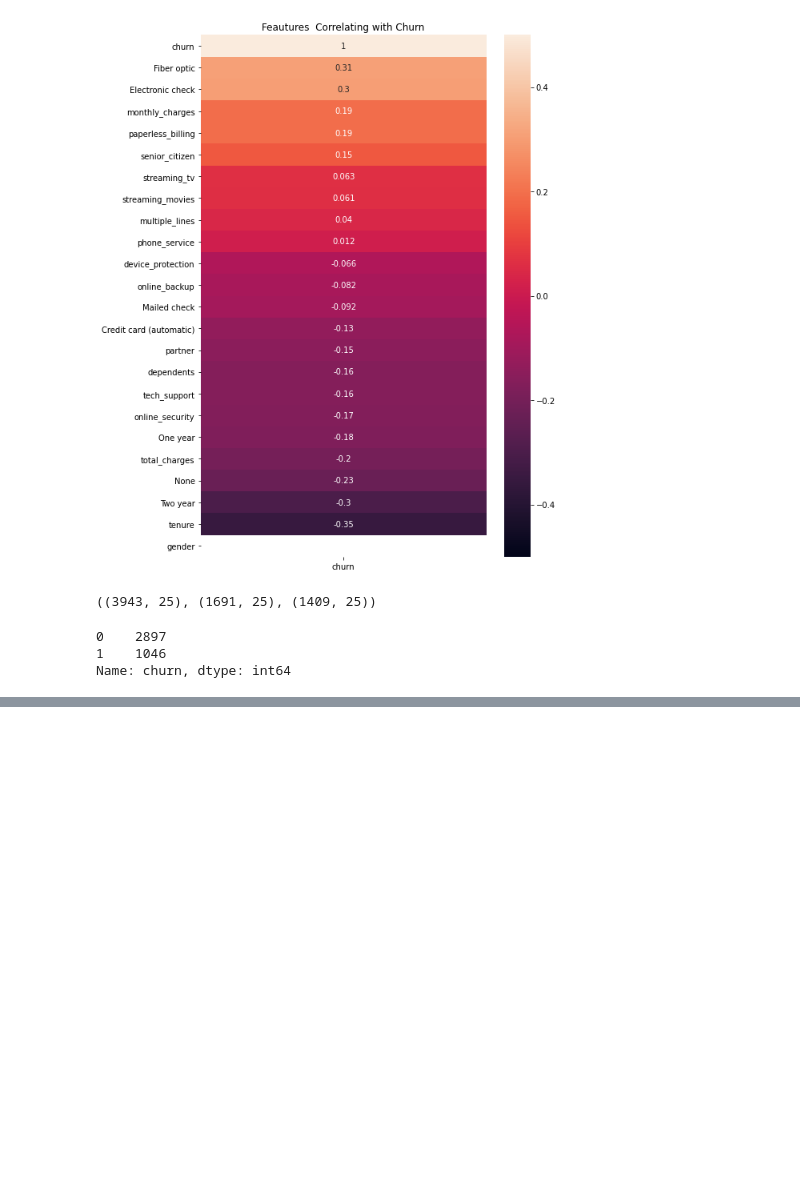
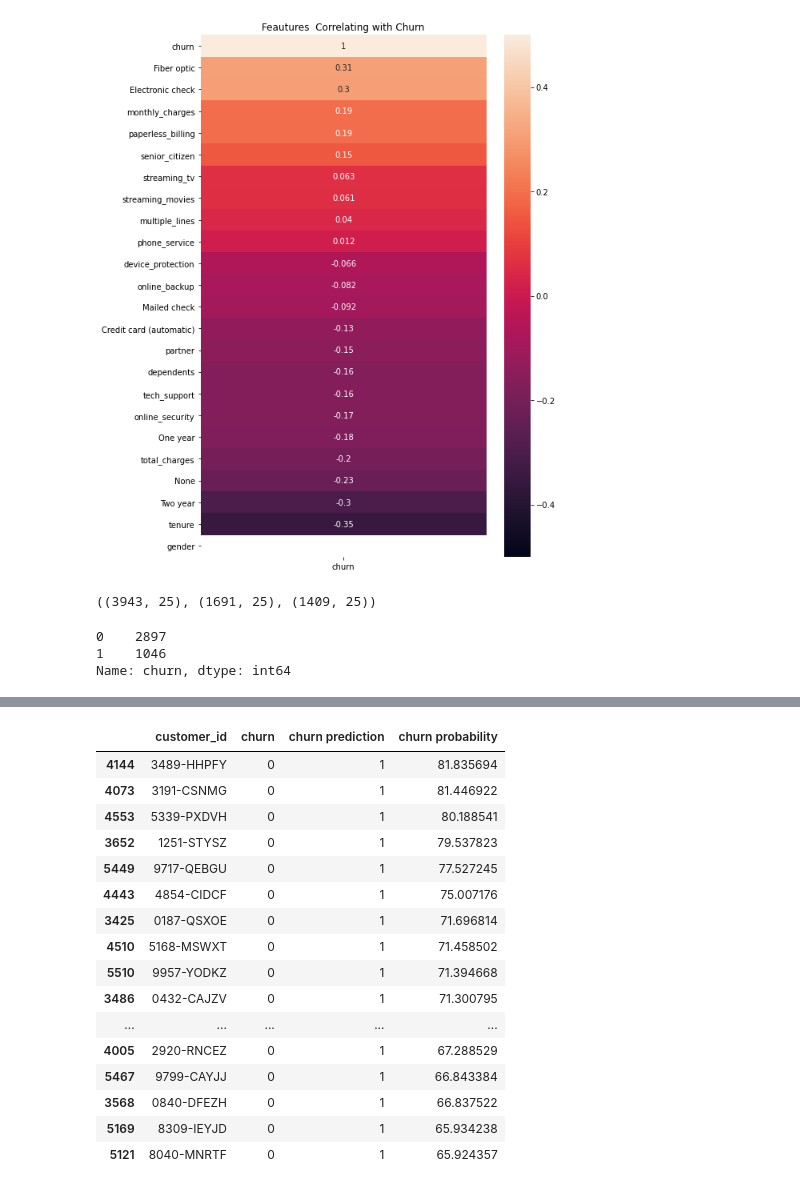
Before and after one commit to carterrxavier/classification-project, a Jupyter notebook: initial_notebook.ipynb, the cells around one changed output, grey strips where cells are left out. Cells and saved outputs as stored; diff of their text form; code cells hidden in the pictures; blank space fills up the shorter version.

Commit message:
added function for targeting high risk customers

```diff
--- a/initial_notebook.ipynb
+++ b/initial_notebook.ipynb
@@ -221,7 +178,7 @@ Pred Churn                 145            204
 # %%
 model3 = DecisionTreeClassifier(max_depth= 5,max_leaf_nodes=500)
 # %%
-Model.train_validate_results(model3, X_train, y_train, X_validate, y_validate ,details=True)
+Model.train_validate_results(model3, X_train, y_train, X_validate, y_validate)
 # %% [output]
 Train model Accuracy: 80.06594 % | Validate model accuracy: 78.23773 %
 Train model Recall: 89.88609 % | Validate model Recall: 87.60064 %
@@ -243,7 +186,7 @@ Pred Churn                 154            235
 # %%
 #Random forest
 # %%
-model4 = RandomForestClassifier(max_depth=5, max_leaf_nodes=100)
+model4 = RandomForestClassifier(max_depth=5, max_leaf_nodes=250)
 # %%
-Model.train_validate_results(model4, X_train, y_train, X_validate, y_validate ,details=True)
+Model.train_validate_results(model4, X_train, y_train, X_validate, y_validate )
 # %% [output]
@@ -306,0 +219,23 @@ pred_churn_df =
+# %%
+#get high risk customers
+highrisk_df = Model.get_customer_predictions(model4, test, X_test, churn_status=0 ,high_risk_percentage=.65)
+# %%
+highrisk_df
+# %% [output]
+|  | customer_id | churn | churn prediction | churn probability |
+| 4144 | 3489-HHPFY | 0 | 1 | 81.835694 |
+| 4073 | 3191-CSNMG | 0 | 1 | 81.446922 |
+| 4553 | 5339-PXDVH | 0 | 1 | 80.188541 |
+| 3652 | 1251-STYSZ | 0 | 1 | 79.537823 |
+| 5449 | 9717-QEBGU | 0 | 1 | 77.527245 |
+| 4443 | 4854-CIDCF | 0 | 1 | 75.007176 |
+| 3425 | 0187-QSXOE | 0 | 1 | 71.696814 |
+| 4510 | 5168-MSWXT | 0 | 1 | 71.458502 |
+| 5510 | 9957-YODKZ | 0 | 1 | 71.394668 |
+| 3486 | 0432-CAJZV | 0 | 1 | 71.300795 |
+| ... | ... | ... | ... | ... |
+| 4005 | 2920-RNCEZ | 0 | 1 | 67.288529 |
+| 5467 | 9799-CAYJJ | 0 | 1 | 66.843384 |
+| 3568 | 0840-DFEZH | 0 | 1 | 66.837522 |
+| 5169 | 8309-IEYJD | 0 | 1 | 65.934238 |
+| 5121 | 8040-MNRTF | 0 | 1 | 65.924357 |
```
Also changed, not shown: parts of 8 cells of this notebook, 1 other file.
